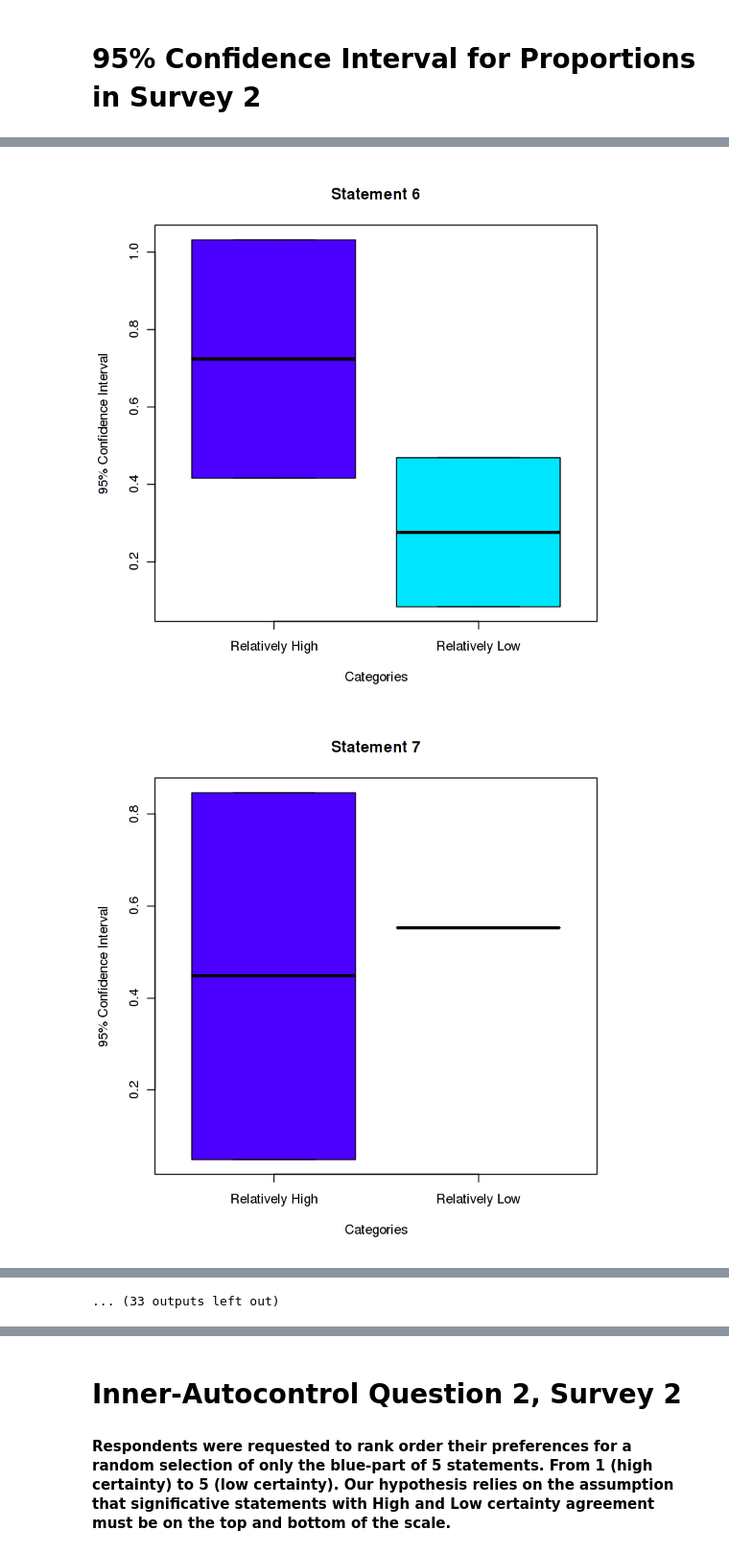
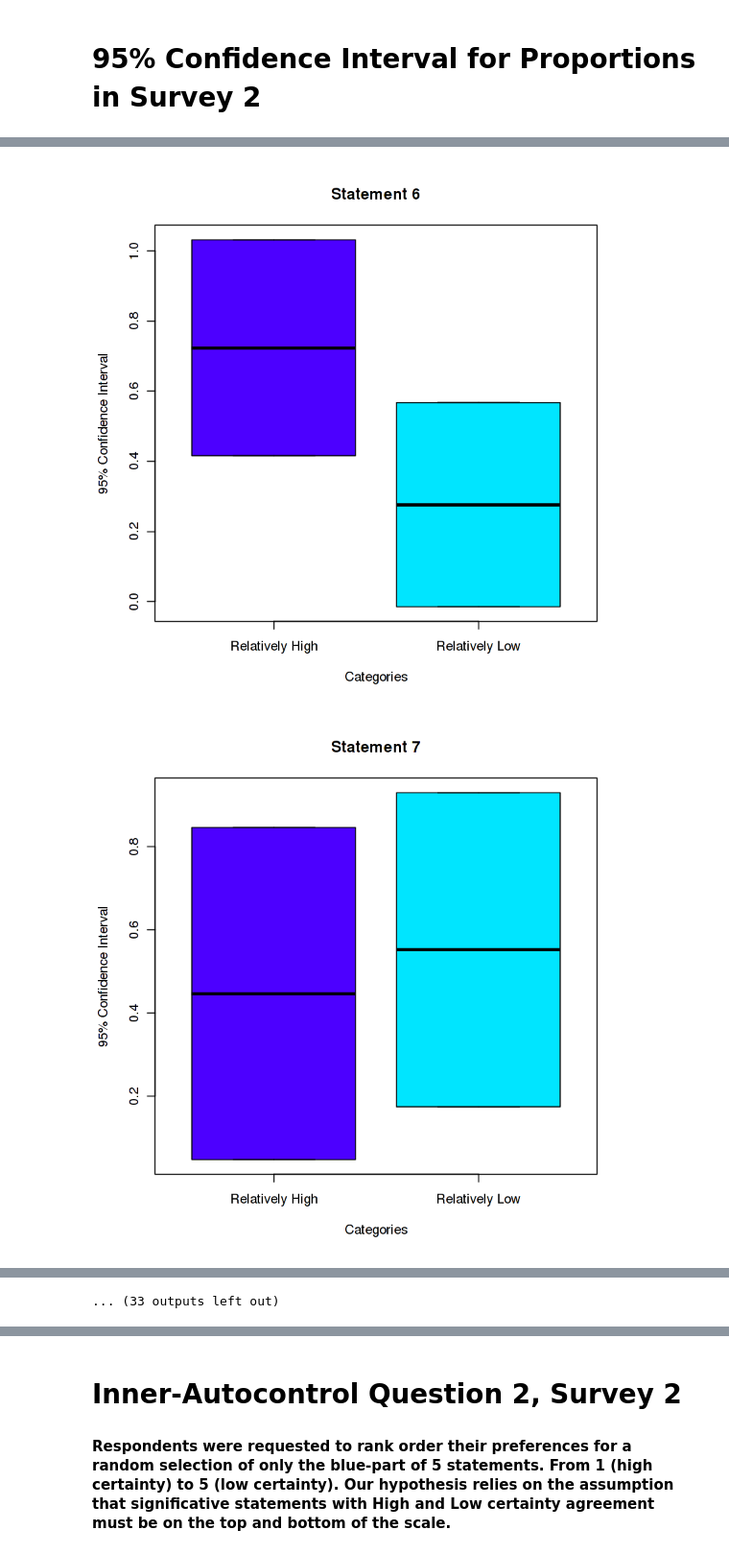
Before and after one commit to Guindillator/TAC_Corpus_Certainty_Evaluation, a Jupyter notebook: Draft of the surveys.ipynb, the cells around one changed output, grey strips where cells are left out. Shown at 96% size. Saved outputs shown, nothing was run; the diff lists cells and outputs as text; code cells hidden in the pictures.

```diff
--- a/Draft of the surveys.ipynb
+++ b/Draft of the surveys.ipynb
@@ -253,12 +253,12 @@ z = qnorm(1-alpha/2)
 
 for (z in 1:45){
 h_upper <- R_HIGH[z] +c(+1,-1)*z*sqrt(R_HIGH[z]*(1-R_HIGH[z])/sum(Dataset[z,9:10]))
-l_upper <- R_LOW[z] +c(+1,-1)*z*sqrt(LOW[z]*(1-LOW[z])/sum(Dataset[x,9:10]))
+l_upper <- R_LOW[z] +c(+1,-1)*z*sqrt(R_LOW[z]*(1-R_LOW[z])/sum(Dataset[x,9:10]))
 
 #tiff(file = paste(x, '.tiff', sep = ''), width = 3200, height = 3200, units = "px", res = 800)
 #boxplot(h_upper,mh_upper, ml_upper,l_upper,names = c("High", "Medium High", "Medium Low", "Low"), xlab="Categories", ylab="95% Confidence Interval", main= paste("Statement ", x, sep=''),
 #        col=topo.colors(4))
 #dev.off()
 boxplot(h_upper,l_upper, names = c("Relatively High", "Relatively Low"), xlab="Categories", ylab="95% Confidence Interval", main= paste("Statement ", z, sep=''),
-        col=topo.colors(4))}
+        col=topo.colors(2))}
 # %% [output]
@@ -270,2 +270,2 @@ boxplot(h_upper,l_upper, names = c("Relatively High", "Relatively Low"), xlab="C
-[figure, old version]
+[figure, new version]
-[figure, old version]
+[figure, new version]
```
Also changed, not shown: parts of 2 cells of this notebook.
